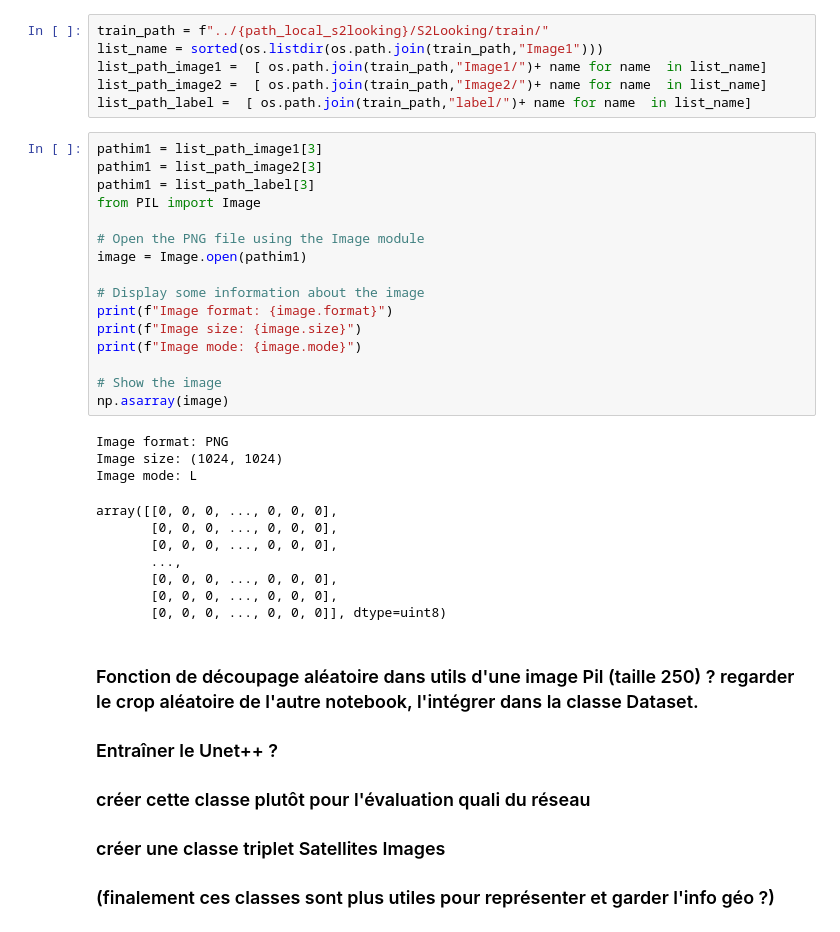
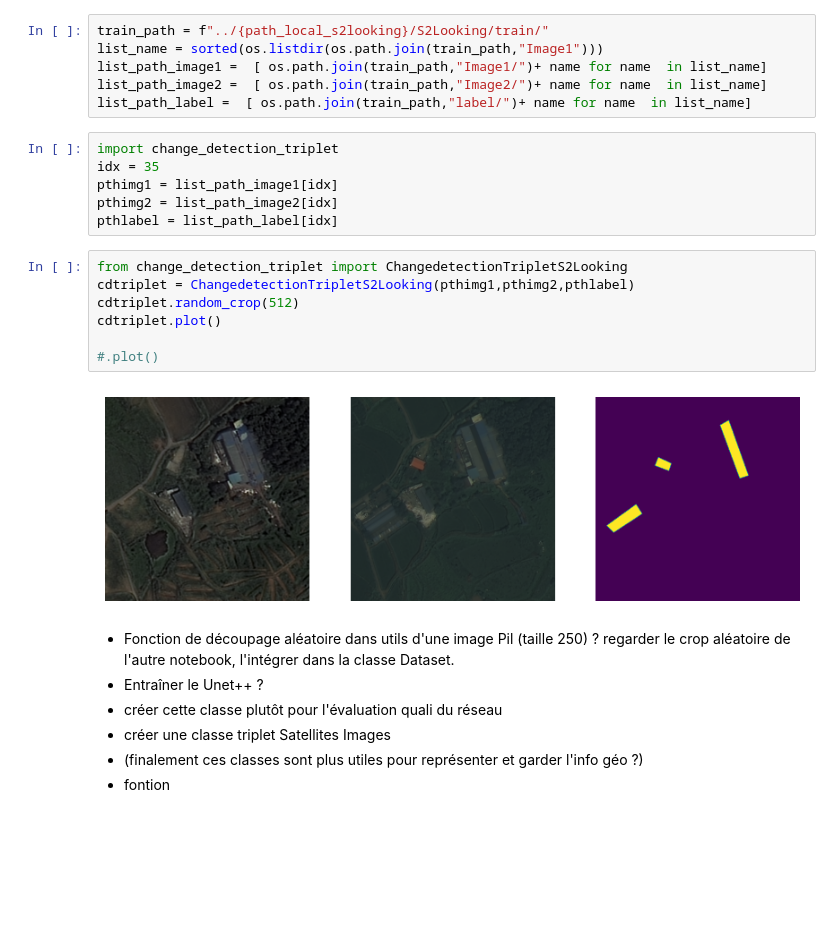
Before and after one commit to InseeFrLab/detection-habitat-spontane, a Jupyter notebook: notebooks/Exploration_cd_dataset.ipynb, the cells around one changed output. Saved outputs shown, nothing was run; the diff lists cells and outputs as text; blank space fills up the shorter version.

Commit message:
mise en place des la classe change detection Triplet pour S2 looking

```diff
--- a/notebooks/Exploration_cd_dataset.ipynb
+++ b/notebooks/Exploration_cd_dataset.ipynb
@@ -44,38 +57,27 @@ list_name = sorted(os.listdir(os.path.join(train_path,"Image1")))
 list_path_image1 =  [ os.path.join(train_path,"Image1/")+ name for name  in list_name]
 list_path_image2 =  [ os.path.join(train_path,"Image2/")+ name for name  in list_name]
 list_path_label =  [ os.path.join(train_path,"label/")+ name for name  in list_name]
-# %%
-pathim1 = list_path_image1[3]
-pathim1 = list_path_image2[3]
-pathim1 = list_path_label[3]
-from PIL import Image
-
-# Open the PNG file using the Image module
-image = Image.open(pathim1)
-
-# Display some information about the image
-print(f"Image format: {image.format}")
-print(f"Image size: {image.size}")
-print(f"Image mode: {image.mode}")
-
-# Show the image
-np.asarray(image)
-# %% [output]
-Image format: PNG
-Image size: (1024, 1024)
-Image mode: L
-array([[0, 0, 0, ..., 0, 0, 0],
-       [0, 0, 0, ..., 0, 0, 0],
-       [0, 0, 0, ..., 0, 0, 0],
-       ...,
-       [0, 0, 0, ..., 0, 0, 0],
-       [0, 0, 0, ..., 0, 0, 0],
-       [0, 0, 0, ..., 0, 0, 0]], dtype=uint8)
+# %%
+import change_detection_triplet
+idx = 35
+pthimg1 = list_path_image1[idx]
+pthimg2 = list_path_image2[idx]
+pthlabel = list_path_label[idx]
+# %%
+from change_detection_triplet import ChangedetectionTripletS2Looking
+cdtriplet = ChangedetectionTripletS2Looking(pthimg1,pthimg2,pthlabel)
+cdtriplet.random_crop(512)
+cdtriplet.plot()
+
+#.plot()
+# %% [output]
+[figure, added]
 # %% [markdown]
-### Fonction de découpage aléatoire dans utils d'une image Pil (taille 250) ? regarder le crop aléatoire de l'autre notebook, l'intégrer dans la classe Dataset.
-### Entraîner le Unet++ ?
-### créer cette classe plutôt pour l'évaluation quali du réseau
-### créer une classe triplet Satellites Images
-### (finalement ces classes sont plus utiles pour représenter et garder l'info géo ?)
+- Fonction de découpage aléatoire dans utils d'une image Pil (taille 250) ? regarder le crop aléatoire de l'autre notebook, l'intégrer dans la classe Dataset.
+- Entraîner le Unet++ ?
+- créer cette classe plutôt pour l'évaluation quali du réseau
+- créer une classe triplet Satellites Images
+- (finalement ces classes sont plus utiles pour représenter et garder l'info géo ?)
+- fontion
 # %%
 # création d'une classe Data set pour chopper les images
```
Also changed, not shown: parts of 7 cells of this notebook, 2 other files.
